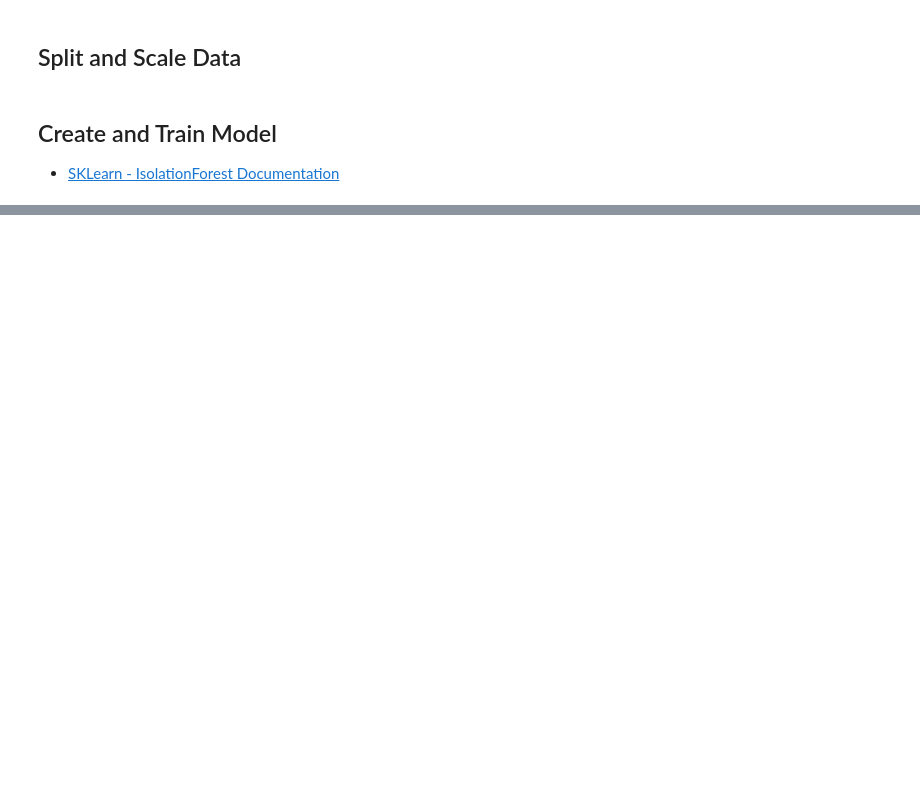
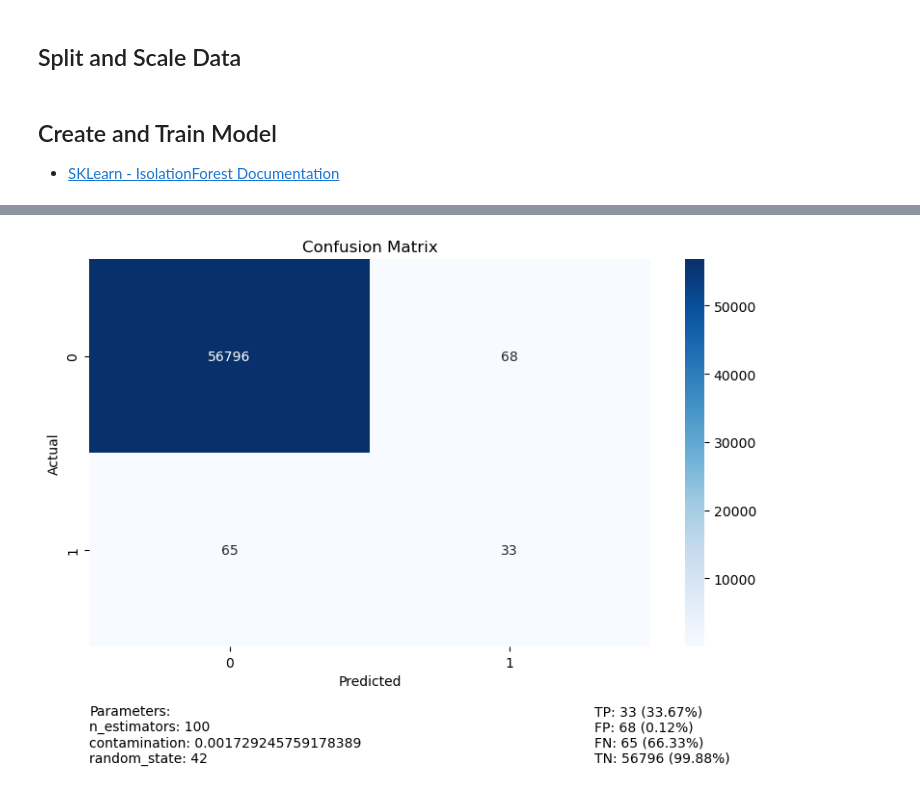
Before and after one commit to fresh-seaway/credit_card_fraud_project, a Jupyter notebook: notebooks/4_isolation_forest.ipynb, the cells around one changed output, grey strips where cells are left out. Drawn from its saved outputs; the diff is of its cells as text; code cells hidden in the pictures; blank space fills up the shorter version.

```diff
--- a/notebooks/4_isolation_forest.ipynb
+++ b/notebooks/4_isolation_forest.ipynb
@@ -79,0 +57,20 @@ df_test.shape
+# %%
+from sklearn.ensemble import IsolationForest
+
+# Calculate contamination rate (fraud rate)
+contamination_rate = y_train.sum() / len(y_train)
+
+params = {"n_estimators": 100,
+          "contamination": contamination_rate,
+          "random_state": 42}
+
+model = IsolationForest(**params, n_jobs = -1)
+model.fit(X_train)
+
+# Anomaly score, lower is more anomalous
+y_pred_scores = model.decision_function(X_test)
+y_pred = model.predict(X_test)
+
+# -1 for anomaly, 1 for normal
+y_pred[y_pred == 1] = 0
+y_pred[y_pred == -1] = 1
@@ -79,0 +79,64 @@ df_test.shape
+# %%
+from sklearn.metrics import confusion_matrix
+import seaborn as sns
+import matplotlib.pyplot as plt
+
+def plot_confusion_matrix(y_val, y_pred, params=None):
+    """Plots the confusion matrix with parameters overlaid as text."""
+
+    conf_matrix = confusion_matrix(y_val, y_pred)
+
+    plt.figure(figsize = (8, 6))
+    sns.heatmap(conf_matrix, annot = True, fmt = 'd', cmap = 'Blues')
+
+    plt.xlabel('Predicted')
+    plt.ylabel('Actual')
+    plt.title('Confusion Matrix')
+
+    # Parameters Text Box
+    if params:
+
+        params_title = "Parameters:\n"
+        params_text = "\n".join([f"{key}: {value}" for key, value in params.items()])
+
+        # Overlay text on the plot (adjust coordinates as needed)
+        plt.text(x = 0,
+                 y = -0.15,
+                 s = params_title + params_text,
+                 ha = 'left',                     # Horizontal Alignment
+                 va = 'top',                      # Vertical Alignment
+                 transform = plt.gca().transAxes,
+                 fontsize = 10)
+
+
+    # Calculate stats
+    tn, fp, fn, tp = conf_matrix.ravel()  # Flatten the matrix
+
+    # Calculate rates
+    tpr = tp / (tp + fn) if (tp+fn) > 0 else 0 # Sensitivity or Recall
+    fpr = fp / (fp + tn) if (fp+tn) > 0 else 0 # Fall-out or False Positive Rate
+    fnr = fn / (tp + fn) if (tp+fn) > 0 else 0 # Miss Rate or False Negative Rate
+    tnr = tn / (tn + fp) if (tn+fp) > 0 else 0 # Specificity or True Negative Rate
+
+    stats_text = (
+        f"TP: {tp} ({tpr:.2%})\n"
+        f"FP: {fp} ({fpr:.2%})\n"
+        f"FN: {fn} ({fnr:.2%})\n"
+        f"TN: {tn} ({tnr:.2%})\n"
+    )
+
+    plt.text(x = 0.9,
+             y = -0.15,
+             s = stats_text,
+             ha = 'left',
+             va = 'top',
+             transform = plt.gca().transAxes,
+             fontsize = 10)
+
+    # Display plot
+    plt.tight_layout()
+    plt.show()
+
+plot_confusion_matrix(y_test, y_pred, params)
+# %% [output]
+[figure, added]
```
Also changed, not shown: parts of 23 cells of this notebook, 3 other files.
